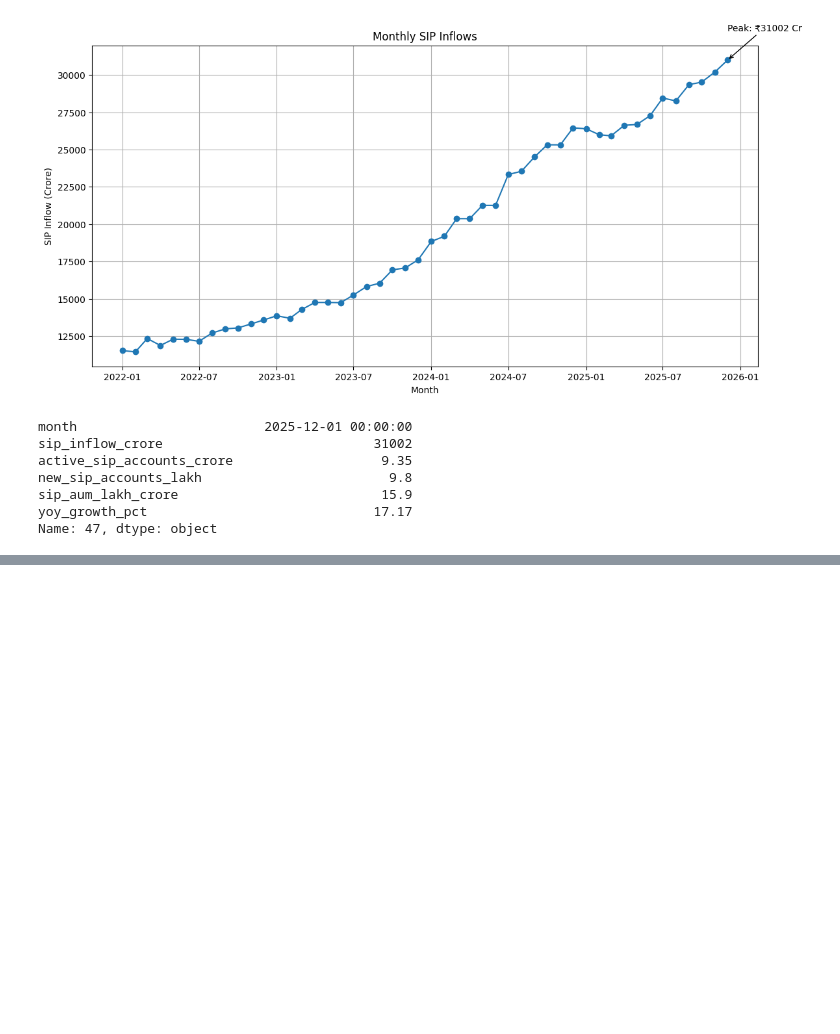
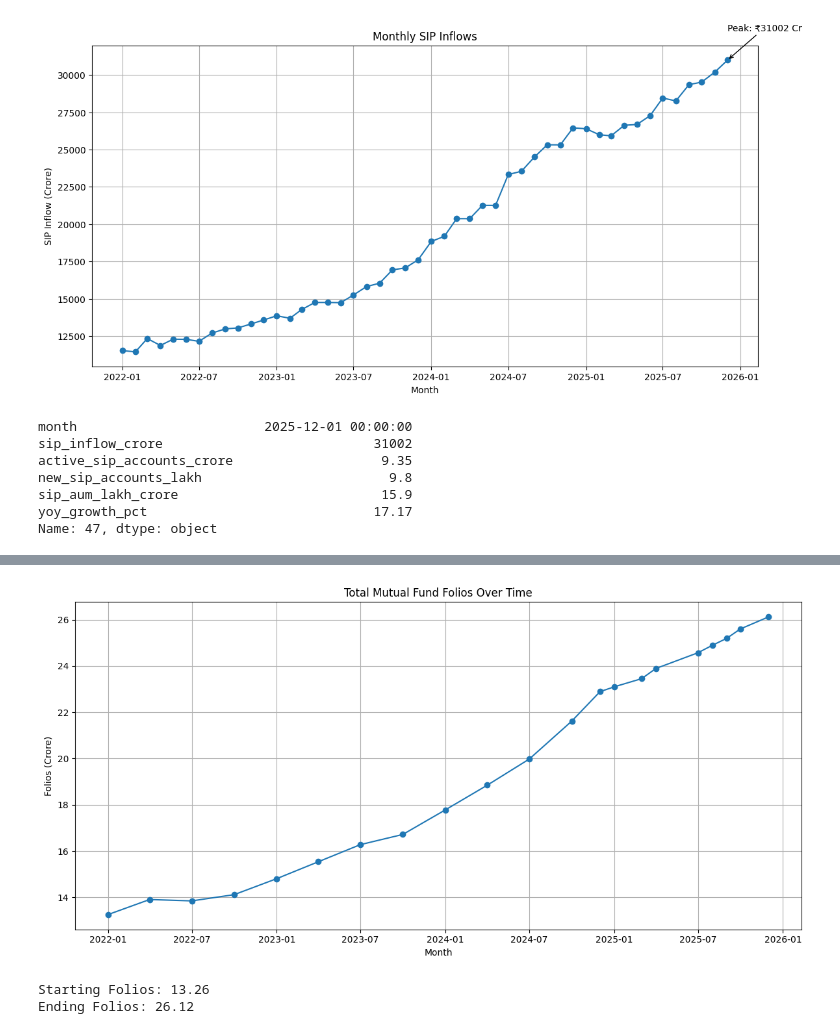
Before and after one commit to teja-311/mutual-fund-analytics, a Jupyter notebook: notebooks/EDA_Analysis.ipynb, the cells around one changed output, grey strips where cells are left out. Saved outputs shown, nothing was run; the diff lists cells and outputs as text; code cells hidden in the pictures; blank space fills up the shorter version.

```diff
--- a/notebooks/EDA_Analysis.ipynb
+++ b/notebooks/EDA_Analysis.ipynb
@@ -120,0 +184,39 @@ Name: 47, dtype: object
+# %%
+import pandas as pd
+import matplotlib.pyplot as plt
+
+folios = pd.read_csv("../data/processed/06_industry_folio_count.csv")
+folios["month"] = pd.to_datetime(folios["month"])
+
+plt.figure(figsize=(12,6))
+
+plt.plot(
+    folios["month"],
+    folios["total_folios_crore"],
+    marker="o"
+)
+
+plt.title("Total Mutual Fund Folios Over Time")
+plt.xlabel("Month")
+plt.ylabel("Folios (Crore)")
+
+plt.grid(True)
+plt.tight_layout()
+plt.savefig("../charts/folio_growth.png")
+
+plt.show()
+# %% [output]
+[figure, added]
+# %%
+print(
+    "Starting Folios:",
+    folios["total_folios_crore"].iloc[0]
+)
+
+print(
+    "Ending Folios:",
+    folios["total_folios_crore"].iloc[-1]
+)
+# %% [output]
+Starting Folios: 13.26
+Ending Folios: 26.12
```
Also changed, not shown: parts of 16 cells of this notebook, 6 other files.
